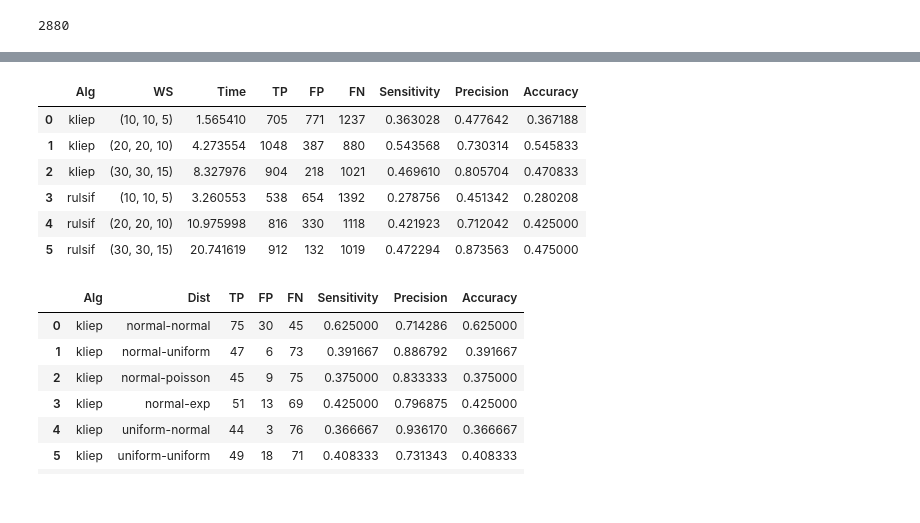
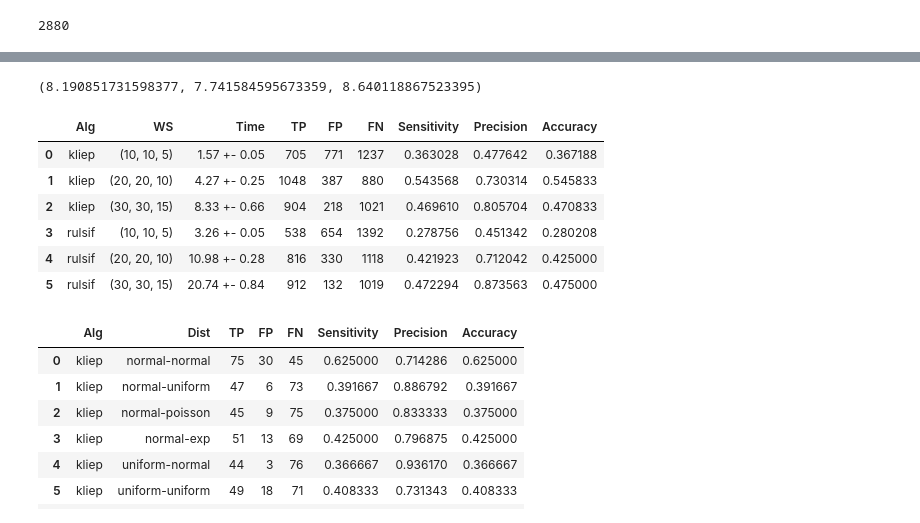
Before and after one commit to ArtemKhel/change-detection, a Jupyter notebook: Untitled0.ipynb, the cells around one changed output, grey strips where cells are left out. Cells and saved outputs as stored; diff of their text form; code cells hidden in the pictures.

```diff
--- a/Untitled0.ipynb
+++ b/Untitled0.ipynb
@@ -272,6 +269,23 @@ df.head()
 | 2 | kliep | normal-poisson | (10, 10, 5) | [[-0.7012082088164276], [-1.91837... | 0.100 | [0, 1, 2, 3, 4, 5, 6, 7, 8, 9, 10... | [nan, nan, nan, nan, nan, nan, na... | [154, 228, 354, 428] | NaN |
 | 3 | rulsif | normal-normal | (10, 10, 5) | [[-0.7012082088164276], [-1.91837... | 0.300 | [0, 1, 2, 3, 4, 5, 6, 7, 8, 9, 10... | [nan, nan, nan, nan, nan, nan, na... | [] | NaN |
 | 4 | rulsif | normal-uniform | (10, 10, 5) | [[-0.7012082088164276], [-1.91837... | 0.100 | [0, 1, 2, 3, 4, 5, 6, 7, 8, 9, 10... | [nan, nan, nan, nan, nan, nan, na... | [] | NaN |
+# %%
+import numpy as np
+import scipy.stats
+
+
+def mean_confidence_interval(data, confidence=0.95):
+    data = data[~np.isnan(data)]
+    a = 1.0 * np.array(data)
+    n = len(a)
+    m, se = np.mean(a), scipy.stats.sem(a)
+    h = se * scipy.stats.t.ppf((1 + confidence) / 2., n - 1)
+    return m, m - h, m + h
+
+
+mean_confidence_interval(df.time)
+# %% [output]
+(8.190851731598377, 7.741584595673359, 8.640118867523395)
 # %%
 def calc_tp_fp(expected: list[int], actual: list[int], ws):
     r = sum(ws)
@@ -286,40 +300,45 @@ def stats(df):
     tp = fp = fn = 0
     exp = [100 * i for i in range(1, 5)]
     n_cp = 4
 
     for i, r in df.iterrows():
         _tp, _fp, _fn = calc_tp_fp(expected=exp, actual=r.change_points, ws=r.ws)
         tp += _tp
         fp += _fp
         fn += _fn
     return (
         tp,
         fp,
         fn,
         tp / (tp + fn) if tp + fn else 0,
         tp / (tp + fp) if tp + fp else 0,
         # fp / (tp + fp) if tp + fp else 0,
         tp / (df.shape[0] * n_cp),
         # fp / (df.shape[0] * n_cp)
     )
 
 
 alg_ws_df = pd.DataFrame(columns=('Alg', 'WS', 'Time', 'TP', 'FP', 'FN', 'Sensitivity', 'Precision', 'Accuracy'))
 for alg in df.alg.unique():
     # print(f'{alg}:')
     for ws in df.ws.unique():
         s = stats(df.loc[(df.alg == alg) & (df.ws == ws)][['change_points', 'ws']])
-        t = df.loc[(df.alg == alg) & (df.ws == ws)][['time']].squeeze().mean()
+
+        t = df.loc[(df.alg == alg) & (df.ws == ws)][['time']].squeeze()
+        ci = mean_confidence_interval(t)
+        t = f'{ci[0]:.2f} +- {max(ci[0] - ci[1], ci[2] - ci[0]):.2f}'
+
         alg_ws_df.loc[len(alg_ws_df)] = (alg, ws, t, *s)
+alg_ws_df.drop(columns='Sensitivity')
 alg_ws_df
 # %% [output]
 |  | Alg | WS | Time | TP | FP | FN | Sensitivity | Precision | Accuracy |
-| 0 | kliep | (10, 10, 5) | 1.565410 | 705 | 771 | 1237 | 0.363028 | 0.477642 | 0.367188 |
-| 1 | kliep | (20, 20, 10) | 4.273554 | 1048 | 387 | 880 | 0.543568 | 0.730314 | 0.545833 |
-| 2 | kliep | (30, 30, 15) | 8.327976 | 904 | 218 | 1021 | 0.469610 | 0.805704 | 0.470833 |
-| 3 | rulsif | (10, 10, 5) | 3.260553 | 538 | 654 | 1392 | 0.278756 | 0.451342 | 0.280208 |
-| 4 | rulsif | (20, 20, 10) | 10.975998 | 816 | 330 | 1118 | 0.421923 | 0.712042 | 0.425000 |
-| 5 | rulsif | (30, 30, 15) | 20.741619 | 912 | 132 | 1019 | 0.472294 | 0.873563 | 0.475000 |
+| 0 | kliep | (10, 10, 5) | 1.57 +- 0.05 | 705 | 771 | 1237 | 0.363028 | 0.477642 | 0.367188 |
+| 1 | kliep | (20, 20, 10) | 4.27 +- 0.25 | 1048 | 387 | 880 | 0.543568 | 0.730314 | 0.545833 |
+| 2 | kliep | (30, 30, 15) | 8.33 +- 0.66 | 904 | 218 | 1021 | 0.469610 | 0.805704 | 0.470833 |
+| 3 | rulsif | (10, 10, 5) | 3.26 +- 0.05 | 538 | 654 | 1392 | 0.278756 | 0.451342 | 0.280208 |
+| 4 | rulsif | (20, 20, 10) | 10.98 +- 0.28 | 816 | 330 | 1118 | 0.421923 | 0.712042 | 0.425000 |
+| 5 | rulsif | (30, 30, 15) | 20.74 +- 0.84 | 912 | 132 | 1019 | 0.472294 | 0.873563 | 0.475000 |
 # %%
 alg_dist_df = pd.DataFrame(columns=('Alg', 'Dist', 'TP', 'FP', 'FN', 'Sensitivity', 'Precision', 'Accuracy'))
 for alg in df.alg.unique():
```
Also changed, not shown: parts of 4 cells of this notebook, 6 other files.
